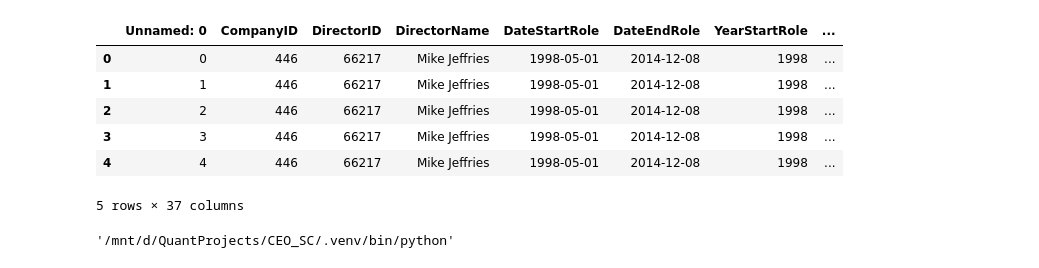
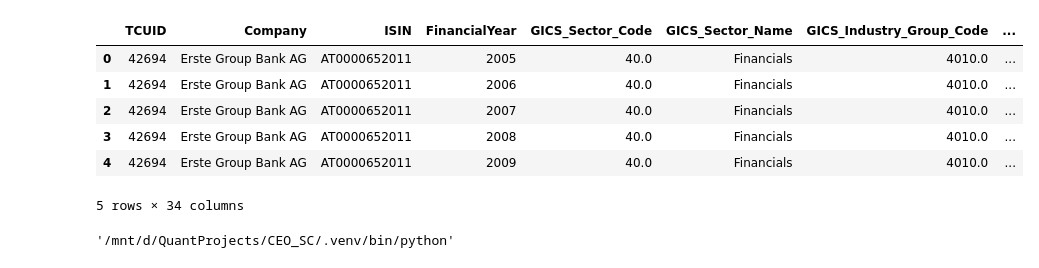
Before and after one commit to V-GAO/CEO_SocialCapital, a Jupyter notebook: test.ipynb, the cells around one changed output. Drawn from its saved outputs; the diff is of its cells as text; code cells hidden in the pictures.

Commit message:
Initial pre-process of data to sort

```diff
--- a/test.ipynb
+++ b/test.ipynb
@@ -4,15 +77,22 @@ import s3fs
 # %%
-file = "s3://buc-vin0358/co_carb_network.csv"
-data = pd.read_csv(file)
-data.head()
+trucost_use = df[cols_origin]
+trucost_use = trucost_use.rename(columns=cols_rename)
+#trucost_use.to_csv('s3://buc-vin0358/trucost_use.csv', index=False)
+
+cols_to_sort = list(trucost_use.iloc[:, 14:34])
-# %% [output]
-|  | Unnamed: 0 | CompanyID | DirectorID | DirectorName | DateStartRole | DateEndRole | YearStartRole | ... |
-| 0 | 0 | 446 | 66217 | Mike Jeffries | 1998-05-01 | 2014-12-08 | 1998 | ... |
-| 1 | 1 | 446 | 66217 | Mike Jeffries | 1998-05-01 | 2014-12-08 | 1998 | ... |
-| 2 | 2 | 446 | 66217 | Mike Jeffries | 1998-05-01 | 2014-12-08 | 1998 | ... |
-| 3 | 3 | 446 | 66217 | Mike Jeffries | 1998-05-01 | 2014-12-08 | 1998 | ... |
-| 4 | 4 | 446 | 66217 | Mike Jeffries | 1998-05-01 | 2014-12-08 | 1998 | ... |
-5 rows × 37 columns
+# %%
+trucost_use_file = "s3://buc-vin0358/trucost_use.csv"
+trucost_use = pd.read_csv(trucost_use_file)
+# %%
+trucost_use.head()
+# %% [output]
+|  | TCUID | Company | ISIN | FinancialYear | GICS_Sector_Code | GICS_Sector_Name | GICS_Industry_Group_Code | ... |
+| 0 | 42694 | Erste Group Bank AG | AT0000652011 | 2005 | 40.0 | Financials | 4010.0 | ... |
+| 1 | 42694 | Erste Group Bank AG | AT0000652011 | 2006 | 40.0 | Financials | 4010.0 | ... |
+| 2 | 42694 | Erste Group Bank AG | AT0000652011 | 2007 | 40.0 | Financials | 4010.0 | ... |
+| 3 | 42694 | Erste Group Bank AG | AT0000652011 | 2008 | 40.0 | Financials | 4010.0 | ... |
+| 4 | 42694 | Erste Group Bank AG | AT0000652011 | 2009 | 40.0 | Financials | 4010.0 | ... |
+5 rows × 34 columns
 # %%
 import sys
 sys.executable
```
Also changed, not shown: parts of 1 cell of this notebook.
